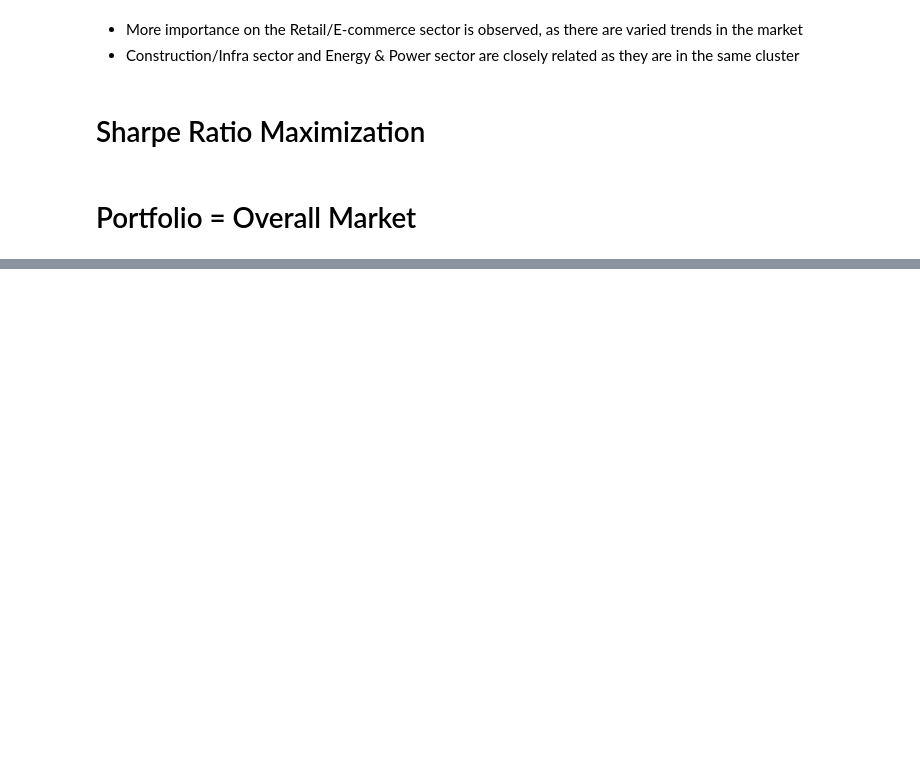
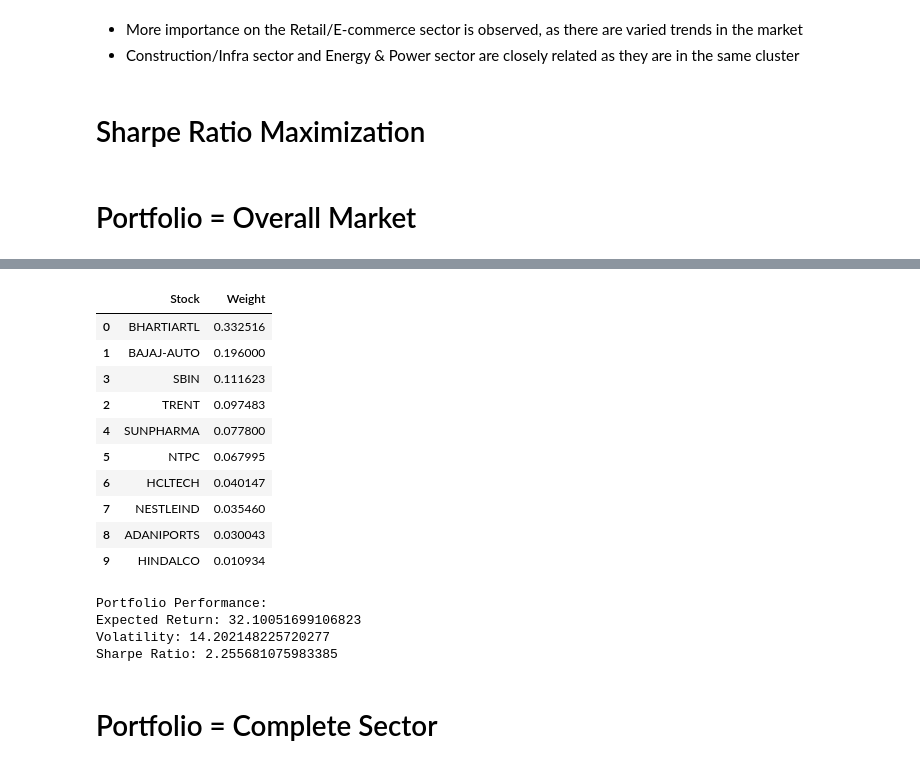
Before and after one commit to Siddhesh1kamble/DA6701-Assignments, a Jupyter notebook: Assignment_1/assignment1.ipynb, the cells around one changed output, grey strips where cells are left out. Drawn from its saved outputs; the diff is of its cells as text; code cells hidden in the pictures; blank space fills up the shorter version.

Commit message:
Sharpe Top 10
Calculated final 10 weights

```diff
--- a/Assignment_1/assignment1.ipynb
+++ b/Assignment_1/assignment1.ipynb
@@ -271,0 +272,47 @@ mpt_selected_stocks[['Category', 'Stock', 'Weight']]
+# %%
+portfolio = mpt_selected_stocks['Stock'].tolist()
+portfolio_returns = daily_returns[portfolio]
+portfolio_mu = portfolio_returns.mean() * trading_days
+portfolio_sigma = portfolio_returns.cov() * trading_days
+
+# Constraints
+bounds_portfolio = tuple((0, 1) for i in range(10))
+init_guess_portfolio = 10 * [1. / 10,]
+
+# Optimization
+portfolio_solution = minimize(negative_sharpe, init_guess_portfolio, args=(portfolio_mu, portfolio_sigma, annual_rf_rate), method='SLSQP', bounds=bounds_portfolio, constraints=constraints)
+
+optimal_portfolio_weights = portfolio_solution.x
+
+# Results
+final_portfolio = pd.DataFrame({'Stock': portfolio, 'Weight': optimal_portfolio_weights}).sort_values(by='Weight', ascending=False)
+final_portfolio
+# %% [output]
+|  | Stock | Weight |
+| 0 | BHARTIARTL | 0.332516 |
+| 1 | BAJAJ-AUTO | 0.196000 |
+| 3 | SBIN | 0.111623 |
+| 2 | TRENT | 0.097483 |
+| 4 | SUNPHARMA | 0.077800 |
+| 5 | NTPC | 0.067995 |
+| 6 | HCLTECH | 0.040147 |
+| 7 | NESTLEIND | 0.035460 |
+| 8 | ADANIPORTS | 0.030043 |
+| 9 | HINDALCO | 0.010934 |
+# %%
+# Portfolio Performance
+final_return = np.dot(optimal_portfolio_weights, portfolio_mu)
+final_volatility = np.sqrt(np.dot(optimal_portfolio_weights.T, np.dot(portfolio_sigma, optimal_portfolio_weights)))
+final_sharpe = (final_ret - annual_rf_rate) / final_vol
+
+print("Portfolio Performance:")
+print(f"Expected Return: {final_return}")
+print(f"Volatility: {final_volatility}")
+print(f"Sharpe Ratio: {final_sharpe}")
+# %% [output]
+Portfolio Performance:
+Expected Return: 32.10051699106823
+Volatility: 14.202148225720277
+Sharpe Ratio: 2.255681075983385
+# %% [markdown]
+# Portfolio = Complete Sector
```
Also changed, not shown: parts of 5 cells of this notebook.
